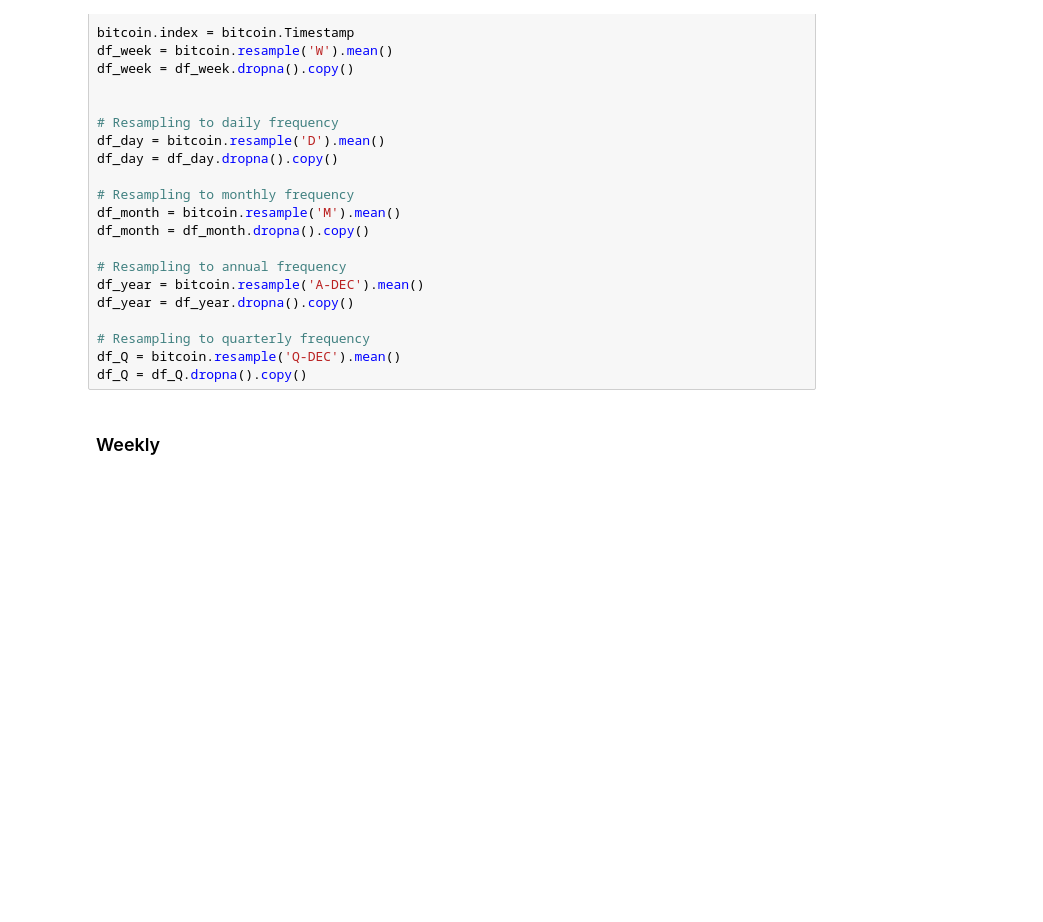
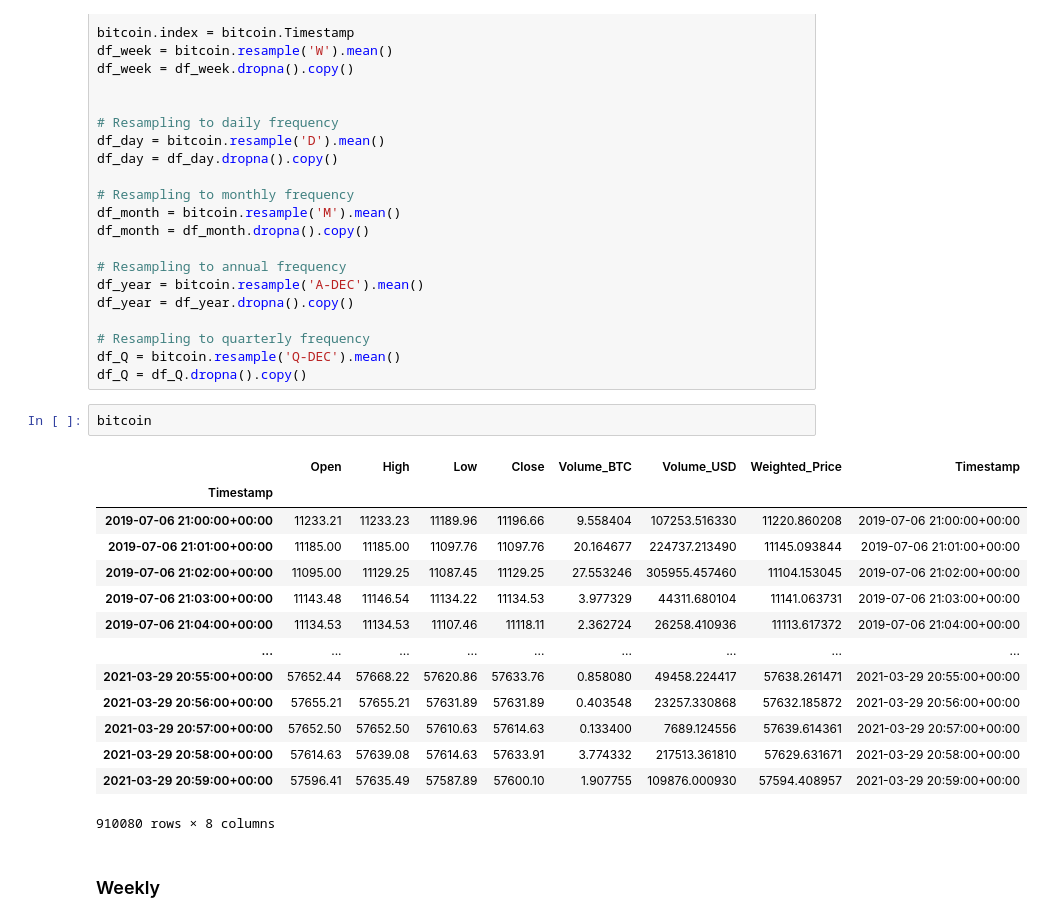
Before and after one commit to ZarthaxX/aa-tp-crypto, a Jupyter notebook: data-generation.ipynb, the cells around one changed output. Saved outputs shown, nothing was run; the diff lists cells and outputs as text; blank space fills up the shorter version.

```diff
--- a/data-generation.ipynb
+++ b/data-generation.ipynb
@@ -235,6 +245,23 @@ df_year = df_year.dropna().copy()
 # Resampling to quarterly frequency
 df_Q = bitcoin.resample('Q-DEC').mean()
 df_Q = df_Q.dropna().copy()
+# %%
+bitcoin
+# %% [output]
+|  | Open | High | Low | Close | Volume_BTC | Volume_USD | Weighted_Price | Timestamp |
+| Timestamp |  |  |  |  |  |  |  |  |
+| 2019-07-06 21:00:00+00:00 | 11233.21 | 11233.23 | 11189.96 | 11196.66 | 9.558404 | 107253.516330 | 11220.860208 | 2019-07-06 21:00:00+00:00 |
+| 2019-07-06 21:01:00+00:00 | 11185.00 | 11185.00 | 11097.76 | 11097.76 | 20.164677 | 224737.213490 | 11145.093844 | 2019-07-06 21:01:00+00:00 |
+| 2019-07-06 21:02:00+00:00 | 11095.00 | 11129.25 | 11087.45 | 11129.25 | 27.553246 | 305955.457460 | 11104.153045 | 2019-07-06 21:02:00+00:00 |
+| 2019-07-06 21:03:00+00:00 | 11143.48 | 11146.54 | 11134.22 | 11134.53 | 3.977329 | 44311.680104 | 11141.063731 | 2019-07-06 21:03:00+00:00 |
+| 2019-07-06 21:04:00+00:00 | 11134.53 | 11134.53 | 11107.46 | 11118.11 | 2.362724 | 26258.410936 | 11113.617372 | 2019-07-06 21:04:00+00:00 |
+| ... | ... | ... | ... | ... | ... | ... | ... | ... |
+| 2021-03-29 20:55:00+00:00 | 57652.44 | 57668.22 | 57620.86 | 57633.76 | 0.858080 | 49458.224417 | 57638.261471 | 2021-03-29 20:55:00+00:00 |
+| 2021-03-29 20:56:00+00:00 | 57655.21 | 57655.21 | 57631.89 | 57631.89 | 0.403548 | 23257.330868 | 57632.185872 | 2021-03-29 20:56:00+00:00 |
+| 2021-03-29 20:57:00+00:00 | 57652.50 | 57652.50 | 57610.63 | 57614.63 | 0.133400 | 7689.124556 | 57639.614361 | 2021-03-29 20:57:00+00:00 |
+| 2021-03-29 20:58:00+00:00 | 57614.63 | 57639.08 | 57614.63 | 57633.91 | 3.774332 | 217513.361810 | 57629.631671 | 2021-03-29 20:58:00+00:00 |
+| 2021-03-29 20:59:00+00:00 | 57596.41 | 57635.49 | 57587.89 | 57600.10 | 1.907755 | 109876.000930 | 57594.408957 | 2021-03-29 20:59:00+00:00 |
+910080 rows × 8 columns
 # %% [markdown]
 ### Weekly
 # %%
```
Also changed, not shown: parts of 7 cells of this notebook.
